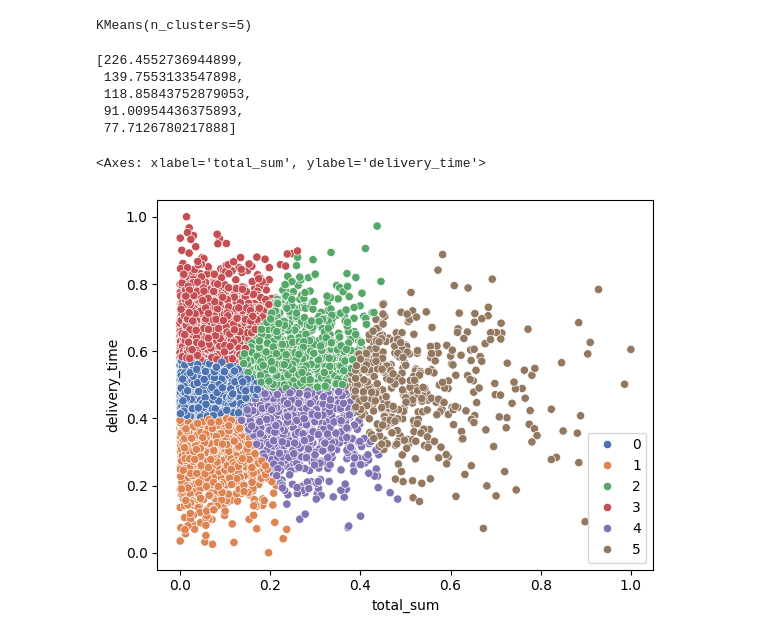
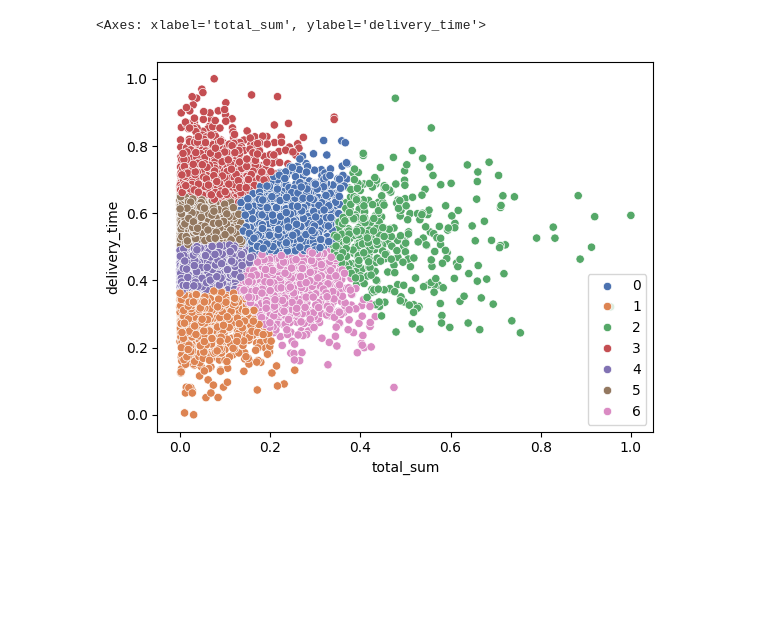
Before and after one commit to hizik999/bdst_laba_1, a Jupyter notebook: task_2/main.ipynb, the cells around one changed output. Saved outputs shown, nothing was run; the diff lists cells and outputs as text; code cells hidden in the pictures; blank space fills up the shorter version.

```diff
--- a/task_2/main.ipynb
+++ b/task_2/main.ipynb
@@ -200,7 +200,7 @@ See the caveats in the documentation: https://pandas.pydata.org/pandas-docs/stab
 # %%
 ### валидировать кластеризацию будем методом локтя, используя внутрикластерное расстояние
 sums_inertia = {}
-cluster_range = range(2, 4)
+cluster_range = range(2, 20)
 for i in cluster_range:
     clusters = KMeans(n_clusters=i).fit(clustered_data)
     sums_inertia[clusters.inertia_] = clusters
@@ -216,19 +217,6 @@ ValueError: x and y arrays must be equal in length along interpolation axis.
-# %%
-print(sums_inertia[sums_inertia_keys[kneedle.elbow]])
-# %% [output]
-KMeans(n_clusters=5)
-# %%
-sums_inertia_keys
-# %% [output]
-[226.4552736944899,
- 139.7553133547898,
- 118.85843752879053,
- 91.00954436375893,
- 77.7126780217888]
 # %%
-
-labels = sums_inertia[min(sums_inertia)].labels_
+labels = sums_inertia[sums_inertia_keys[kneedle.elbow - 2]].labels_
 sns.scatterplot(x=clustered_data['total_sum'], y=clustered_data['delivery_time'], hue=labels, palette='deep')
 # %% [output]
 <Axes: xlabel='total_sum', ylabel='delivery_time'>
-[figure, old version]
+[figure, new version]
```
Also changed, not shown: parts of 10 cells of this notebook.
